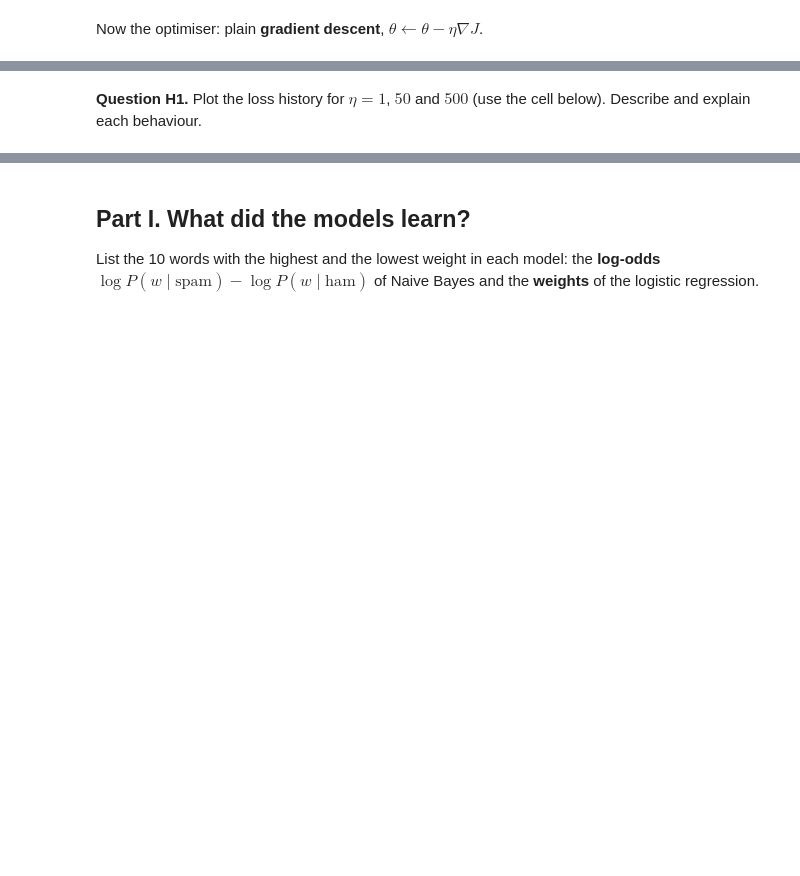
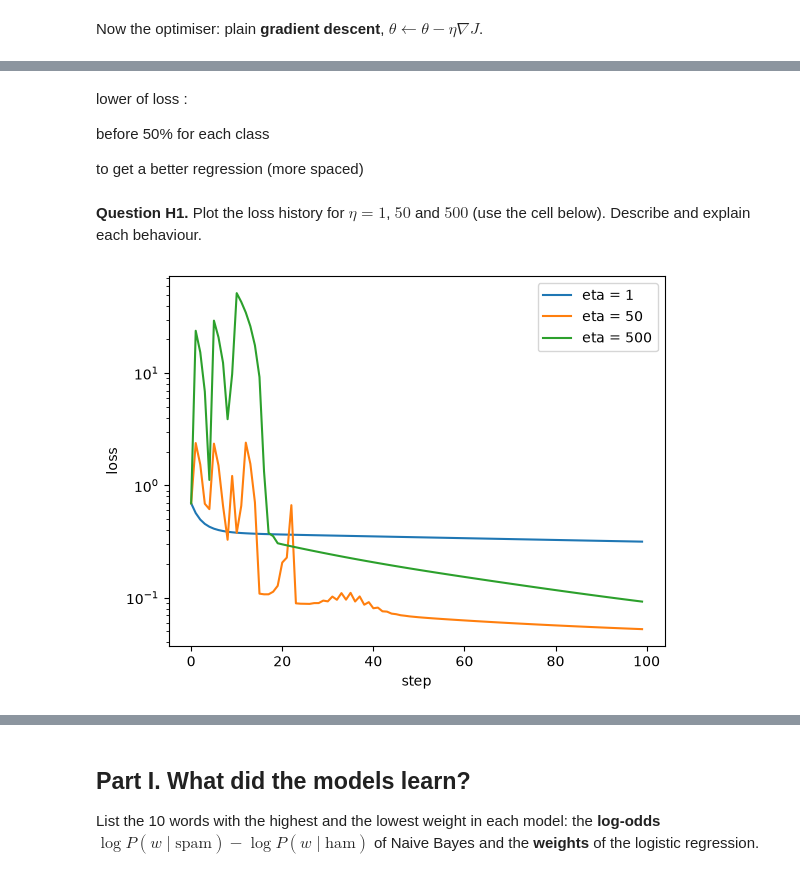
Before and after one commit to bolobos/aas, a Jupyter notebook: practice/spam/guide_02_01.ipynb, the cells around one changed output, grey strips where cells are left out. Saved outputs shown, nothing was run; the diff lists cells and outputs as text; code cells hidden in the pictures; blank space fills up the shorter version.

```diff
--- a/practice/spam/guide_02_01.ipynb
+++ b/practice/spam/guide_02_01.ipynb
@@ -453,5 +495,5 @@ LAM = 1e-5
 def loss(params, X, y, lam=LAM):
     w, b = params
     z = X @ w + b
-    # TODO: mean cross-entropy using jax.nn.log_sigmoid(z) and jax.nn.log_sigmoid(-z), plus 0.5 * lam * (w . w)
-    raise NotImplementedError
+    nll = -jnp.mean(y * jax.nn.log_sigmoid(z) + (1 - y) * jax.nn.log_sigmoid(-z))
+    return nll + 0.5 * lam * jnp.dot(w, w)
@@ -478,8 +519,7 @@ def gradient_descent(X, y, eta=50.0, steps=300):
     history = []
     for _ in range(steps):
         value, g = loss_and_grad(params, X, y)
-        # TODO: update both parameters: params = (w - eta * g_w, b - eta * g_b)
-        raise NotImplementedError
+        params = (params[0] - eta * g[0], params[1] - eta * g[1])
         history.append(float(value))
     return params, history
 
@@ -494,4 +537,20 @@ print(f"logistic regression (GD): precision {p:.3f}  recall {r:.3f}  F1 {f1:.3f}
+# %% [markdown]
+lower of loss :
+
+before 50% for each class
+
+to get a better regression (more spaced)
 # %% [markdown]
 **Question H1.** Plot the loss history for $\eta=1$, $50$ and $500$ (use the cell below). Describe and explain each behaviour.
 # %%
 # TODO: for eta in (1, 50, 500): _, h = gradient_descent(A_train, y_tr, eta=eta, steps=100); plot h (log y axis), add a legend
+for eta in (1, 50, 500):
+    _, h = gradient_descent(A_train, y_tr, eta=eta, steps=100)
+    plt.plot(h, label=f"eta = {eta}")
+plt.yscale("log")
+plt.xlabel("step")
+plt.ylabel("loss")
+plt.legend()
+plt.show()
+# %% [output]
+[figure, added]
```
Also changed, not shown: parts of 18 cells of this notebook.
